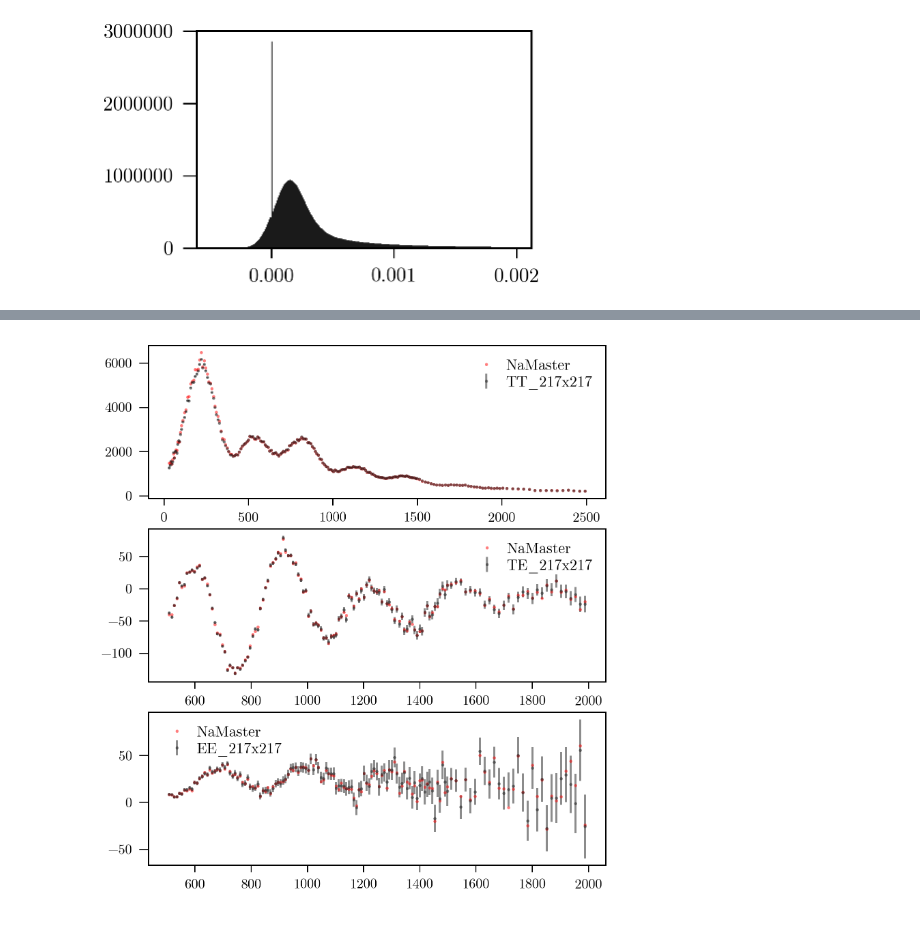
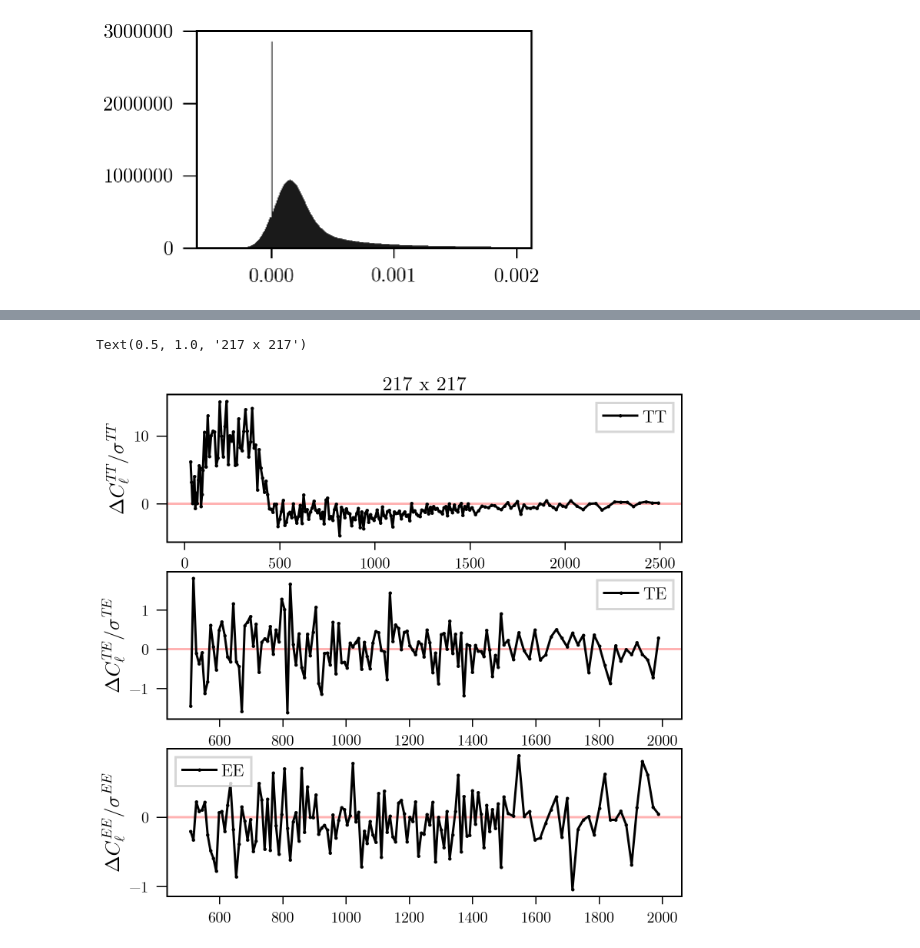
Before and after one commit to xzackli/PSpipe, a Jupyter notebook: project/Planck/Example 1.2 Cross Pol.ipynb, the cells around one changed output, grey strips where cells are left out. Cells and saved outputs as stored; diff of their text form; code cells hidden in the pictures.

```diff
--- a/project/Planck/Example 1.2 Cross Pol.ipynb
+++ b/project/Planck/Example 1.2 Cross Pol.ipynb
@@ -84,5 +100,6 @@ plt.hist(map0[0].flatten(), bins=300);
 # %%
-pixel_window = hp.sphtfunc.pixwin(nside, pol=False)[:len(Bl)]
+# pixel_window = hp.sphtfunc.pixwin(nside, pol=False)[:len(Bl)]
+pixel_window = np.load('pixwin2048.npy')
 # %%
 niter = 0
 
@@ -131,0 +154,28 @@ Cb_namaster2['BT']=Cb_namaster2['TB']
+# %%
+fig, axes = plt.subplots(3,1,figsize=(12,14))
+
+for spec, ax in zip(['TT', 'TE', 'EE'], axes):
+    lmin_,lmax_,l_ref,cl_ref,error_ref=np.loadtxt('planck_spectra/spectra_' + f'{spec}_{f0}x{f1}' + '.dat',unpack=True)
+    dl_ref_fac = l_ref*(l_ref+1)/(2*np.pi)
+
+    ax.errorbar(l_ref,cl_ref*dl_ref_fac,
+                error_ref*dl_ref_fac,
+                fmt='.',label='%s'%f'{spec}_{f0}x{f1}', alpha=0.5)
+    Cb = Cb_namaster[spec]*1e12
+    if spec == 'TE':
+        Cb = (Cb_namaster[spec] + Cb_namaster2[spec])*1e12 / 2
+    ax.plot(lb, Cb * lb**2 / 2 /np.pi,'r.',label=r"NaMaster", alpha=0.5)
+
+#     dl_error = error*l*(l+1)/(2*np.pi)
+
+#     fp = (Cb_namaster[spec]*1e12)[lb>=30]
+#     if spec == 'TE':
+#         fp = (Cb_namaster[spec] + Cb_namaster2[spec])*1e12 / 2
+#     dl = fp[lb>=30]
+#     lb[lb>=30]
+#     dl_ref = cl*l*(l+1)/(2*np.pi)
+#     ax.errorbar(l,dl_ref,error*l*(l+1)/(2*np.pi),fmt='.',label='%s'%f'{spec}_{f0}x{f1}', alpha=0.5)
+#     ax.plot(l, dl,'r.',label=r"NaMaster", alpha=0.5)
+
+#     ax.legend()
+#     plt.yscale('log')
@@ -132,20 +184,25 @@ Cb_namaster2['BT']=Cb_namaster2['TB']
 # %%
-fig, axes = plt.subplots(3,1,figsize=(12,14))
+fig, axes = plt.subplots(3,1,figsize=(12,12))
 
 for spec, ax in zip(['TT', 'TE', 'EE'], axes):
     lmin_,lmax_,l,cl,error=np.loadtxt('planck_spectra/spectra_' + f'{spec}_{f0}x{f1}' + '.dat',unpack=True)
     dl_error = error*l*(l+1)/(2*np.pi)
-    l_dl = lb[6:199+6]
+    l_dl = lb[1:199+1]
 
     fp = Cb_namaster[spec]*1e12
     if spec == 'TE':
         fp = (Cb_namaster[spec] + Cb_namaster2[spec])*1e12 / 2
     dl = np.interp(x=l, xp=lb, fp=fp) *l*(l+1)/(2*np.pi)
     dl_ref = cl*l*(l+1)/(2*np.pi)
-    ax.errorbar(l,dl_ref,error*l*(l+1)/(2*np.pi),fmt='.',label='%s'%f'{spec}_{f0}x{f1}', alpha=0.5)
-    ax.plot(l, dl,'r.',label=r"NaMaster", alpha=0.5)
 
-    ax.legend()
+    ax.axhline(0, color='red', alpha=0.3)
+    ax.plot( l,(dl - dl_ref) / (error*l*(l+1)/(2*np.pi)), 'k.-', label=spec)
+
+    ax.legend(frameon=True, fancybox=False)
+    ax.set_ylabel(r'$\Delta C_{\ell}^{' + spec + r'} / \sigma^{'  + spec + r'}$')
 #     plt.yscale('log')
+
+axes[0].set_title(f'{f0} x {f1}')
 # %% [output]
+Text(0.5, 1.0, '217 x 217')
-[figure, old version]
+[figure, new version]
```
Also changed, not shown: parts of 7 cells of this notebook, 4 other files.
